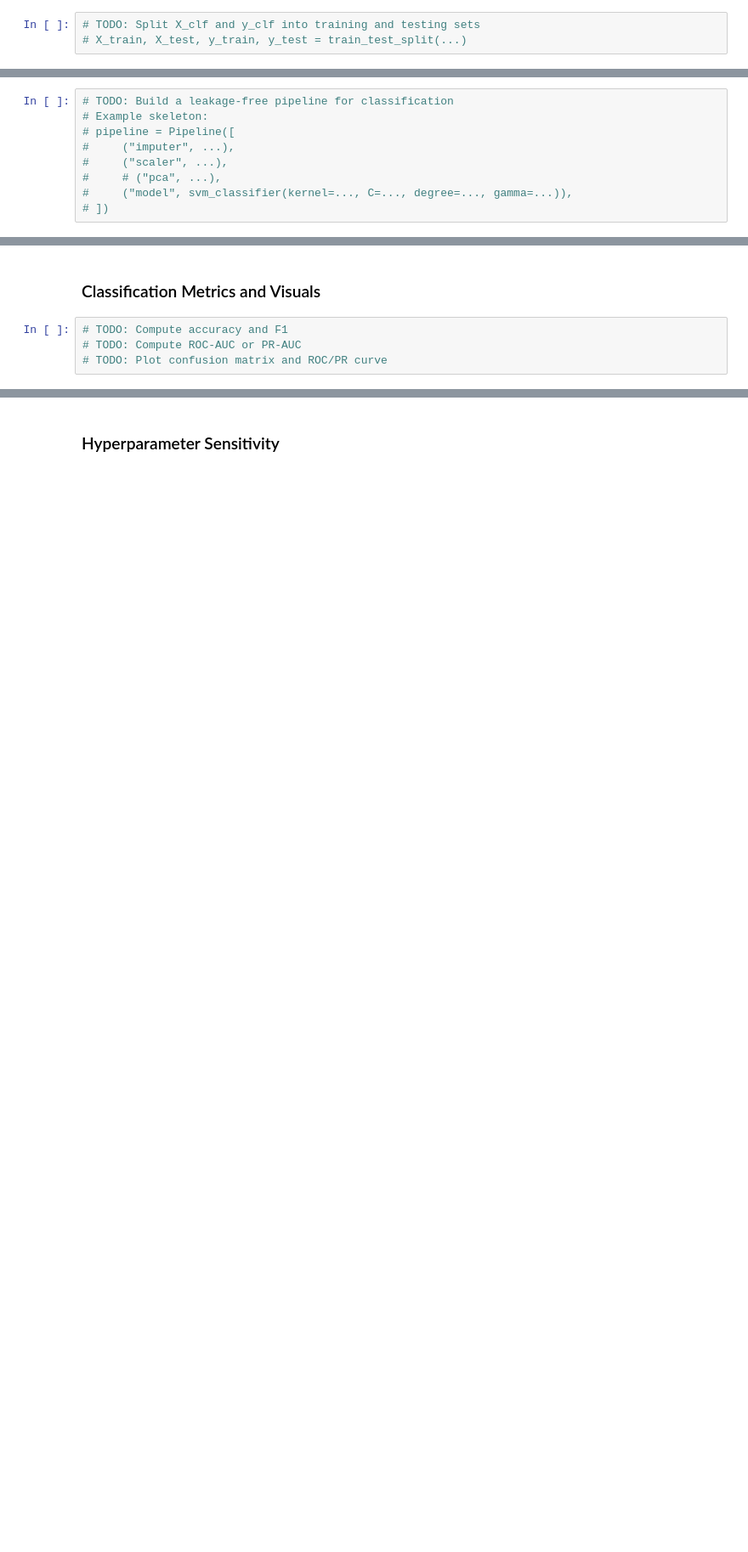
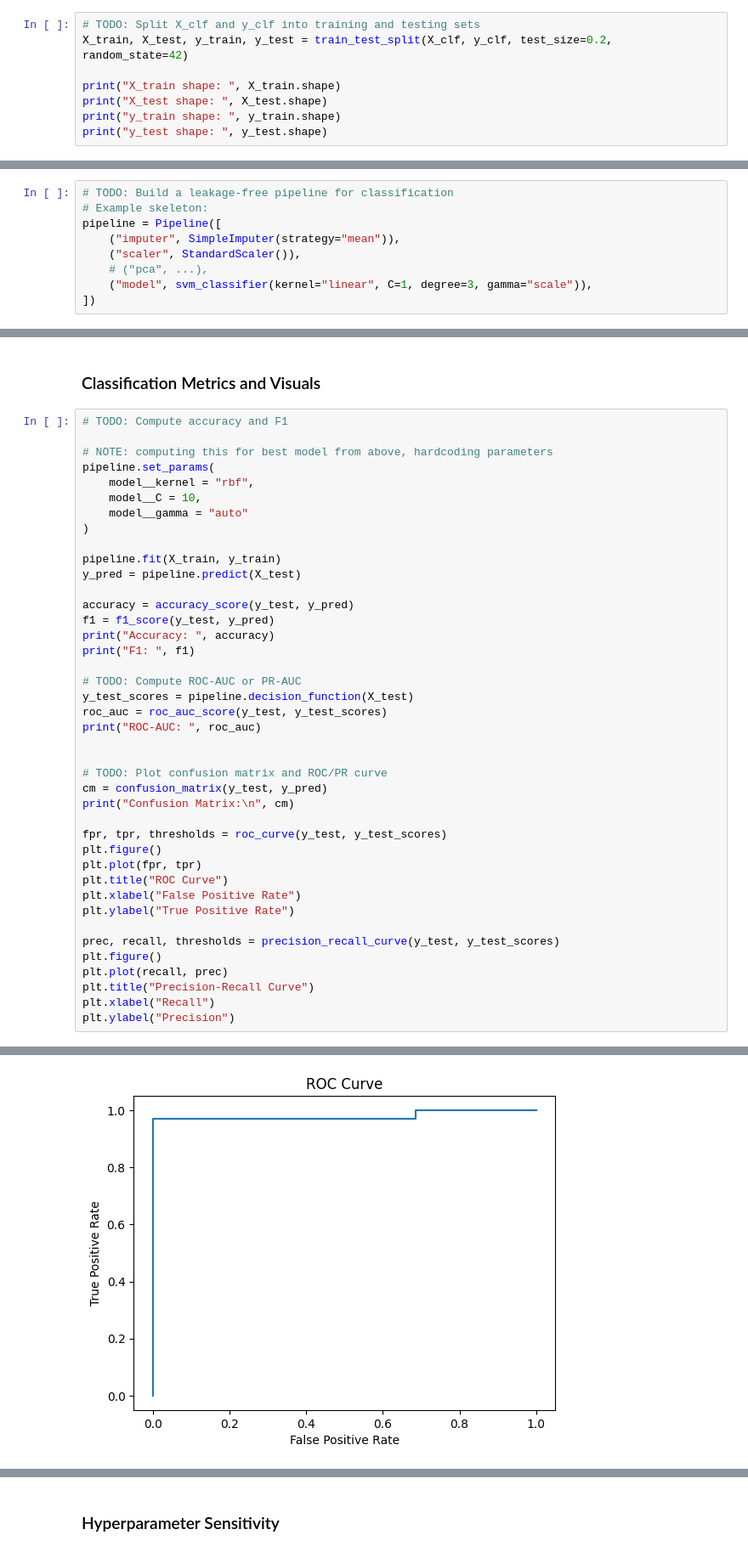
Before and after one commit to csci1851/homework-3-veronicafigueroa, a Jupyter notebook: src/playground.ipynb, the cells around one changed output, grey strips where cells are left out. Shown at 85% size. Drawn from its saved outputs; the diff is of its cells as text; blank space fills up the shorter version.

```diff
--- a/src/playground.ipynb
+++ b/src/playground.ipynb
@@ -53,3 +95,8 @@ df_aging = loader.get_aging_data(pickle_path="data/GSE139307.pkl")
 # %%
 # TODO: Split X_clf and y_clf into training and testing sets
-# X_train, X_test, y_train, y_test = train_test_split(...)
+X_train, X_test, y_train, y_test = train_test_split(X_clf, y_clf, test_size=0.2, random_state=42)
+
+print("X_train shape: ", X_train.shape)
+print("X_test shape: ", X_test.shape)
+print("y_train shape: ", y_train.shape)
+print("y_test shape: ", y_test.shape)
@@ -58,12 +110,12 @@ df_aging = loader.get_aging_data(pickle_path="data/GSE139307.pkl")
 # %%
 # TODO: Build a leakage-free pipeline for classification
 # Example skeleton:
-# pipeline = Pipeline([
-#     ("imputer", ...),
-#     ("scaler", ...),
-#     # ("pca", ...),
-#     ("model", svm_classifier(kernel=..., C=..., degree=..., gamma=...)),
-# ])
+pipeline = Pipeline([
+    ("imputer", SimpleImputer(strategy="mean")),
+    ("scaler", StandardScaler()),
+    # ("pca", ...),
+    ("model", svm_classifier(kernel="linear", C=1, degree=3, gamma="scale")),
+])
 # %% [markdown]
 ### Kernel Experiments
 # %%
@@ -75,5 +216,43 @@ df_aging = loader.get_aging_data(pickle_path="data/GSE139307.pkl")
 ### Classification Metrics and Visuals
 # %%
 # TODO: Compute accuracy and F1
+
+# NOTE: computing this for best model from above, hardcoding parameters
+pipeline.set_params(
+    model__kernel = "rbf",
+    model__C = 10,
+    model__gamma = "auto"
+)
+
+pipeline.fit(X_train, y_train)
+y_pred = pipeline.predict(X_test)
+
+accuracy = accuracy_score(y_test, y_pred)
+f1 = f1_score(y_test, y_pred)
+print("Accuracy: ", accuracy)
+print("F1: ", f1)
+
 # TODO: Compute ROC-AUC or PR-AUC
+y_test_scores = pipeline.decision_function(X_test)
+roc_auc = roc_auc_score(y_test, y_test_scores)
+print("ROC-AUC: ", roc_auc)
+
+
 # TODO: Plot confusion matrix and ROC/PR curve
+cm = confusion_matrix(y_test, y_pred)
+print("Confusion Matrix:\n", cm)
+
+fpr, tpr, thresholds = roc_curve(y_test, y_test_scores)
+plt.figure()
+plt.plot(fpr, tpr)
+plt.title("ROC Curve")
+plt.xlabel("False Positive Rate")
+plt.ylabel("True Positive Rate")
+
+prec, recall, thresholds = precision_recall_curve(y_test, y_test_scores)
+plt.figure()
+plt.plot(recall, prec)
+plt.title("Precision-Recall Curve")
+plt.xlabel("Recall")
+plt.ylabel("Precision")
+# %% [output]
@@ -79,0 +266 @@ df_aging = loader.get_aging_data(pickle_path="data/GSE139307.pkl")
+[figure, added]
```
Also changed, not shown: parts of 15 cells of this notebook, 6 other files.
